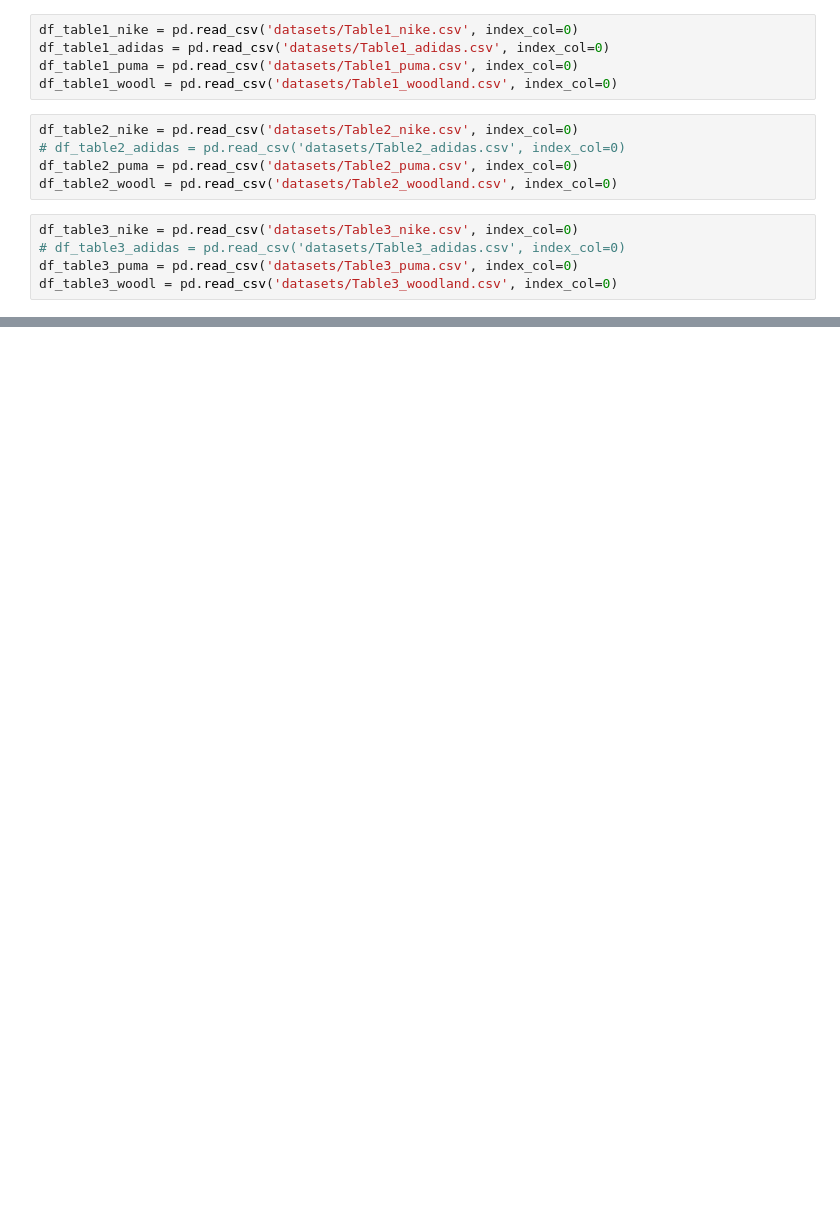
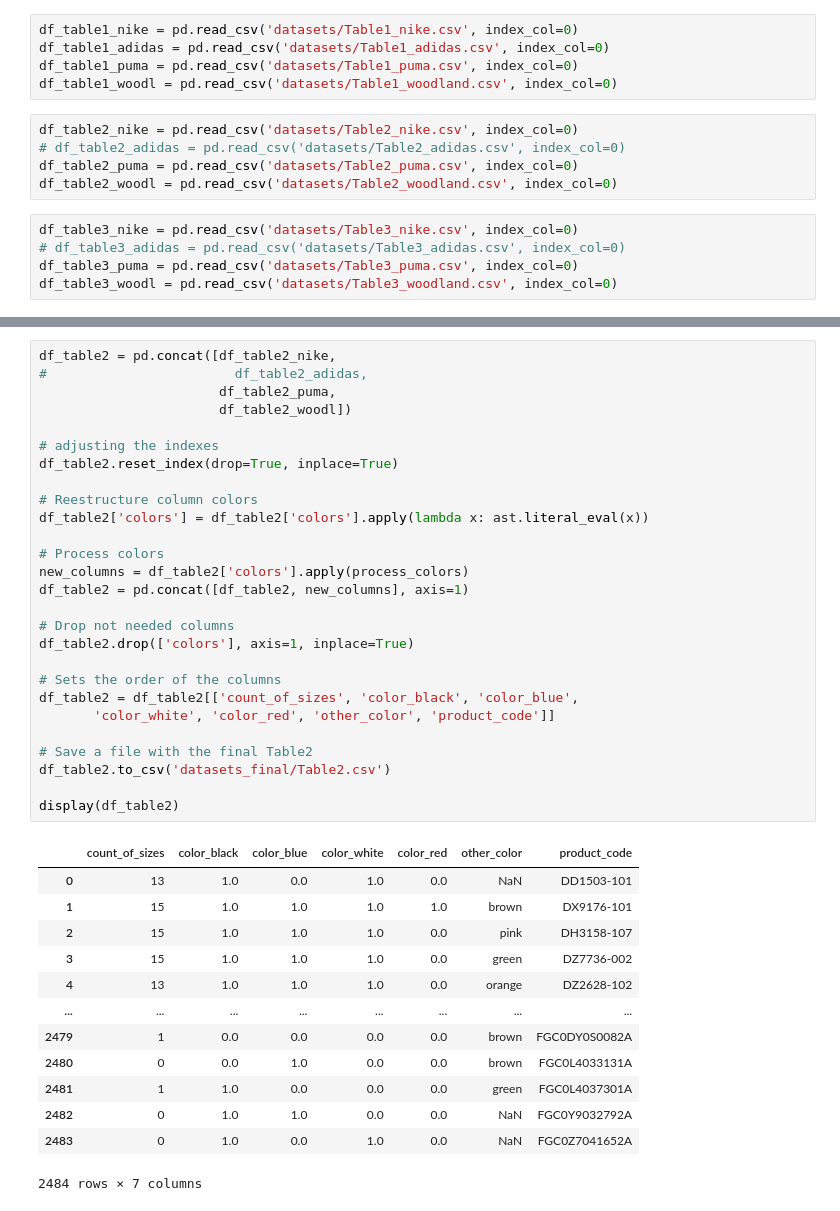
Before and after one commit to matiaga/Capstone-project, a Jupyter notebook: Shoe Brand Capstone - 02 SQL phase.ipynb, the cells around one changed output, grey strips where cells are left out. Cells and saved outputs as stored; diff of their text form; blank space fills up the shorter version.

```diff
--- a/Shoe Brand Capstone - 02 SQL phase.ipynb
+++ b/Shoe Brand Capstone - 02 SQL phase.ipynb
@@ -215,0 +325,41 @@ df_table1_woodl
+# %%
+df_table2 = pd.concat([df_table2_nike,
+#                        df_table2_adidas,
+                       df_table2_puma,
+                       df_table2_woodl])
+
+# adjusting the indexes
+df_table2.reset_index(drop=True, inplace=True)
+
+# Reestructure column colors
+df_table2['colors'] = df_table2['colors'].apply(lambda x: ast.literal_eval(x))
+
+# Process colors
+new_columns = df_table2['colors'].apply(process_colors)
+df_table2 = pd.concat([df_table2, new_columns], axis=1)
+
+# Drop not needed columns
+df_table2.drop(['colors'], axis=1, inplace=True)
+
+# Sets the order of the columns
+df_table2 = df_table2[['count_of_sizes', 'color_black', 'color_blue',
+       'color_white', 'color_red', 'other_color', 'product_code']]
+
+# Save a file with the final Table2
+df_table2.to_csv('datasets_final/Table2.csv')
+
+display(df_table2)
+# %% [output]
+|  | count_of_sizes | color_black | color_blue | color_white | color_red | other_color | product_code |
+| 0 | 13 | 1.0 | 0.0 | 1.0 | 0.0 | NaN | DD1503-101 |
+| 1 | 15 | 1.0 | 1.0 | 1.0 | 1.0 | brown | DX9176-101 |
+| 2 | 15 | 1.0 | 1.0 | 1.0 | 0.0 | pink | DH3158-107 |
+| 3 | 15 | 1.0 | 1.0 | 1.0 | 0.0 | green | DZ7736-002 |
+| 4 | 13 | 1.0 | 1.0 | 1.0 | 0.0 | orange | DZ2628-102 |
+| ... | ... | ... | ... | ... | ... | ... | ... |
+| 2479 | 1 | 0.0 | 0.0 | 0.0 | 0.0 | brown | FGC0DY0S0082A |
+| 2480 | 0 | 0.0 | 1.0 | 0.0 | 0.0 | brown | FGC0L4033131A |
+| 2481 | 1 | 1.0 | 0.0 | 0.0 | 0.0 | green | FGC0L4037301A |
+| 2482 | 0 | 1.0 | 1.0 | 0.0 | 0.0 | NaN | FGC0Y9032792A |
+| 2483 | 0 | 1.0 | 0.0 | 1.0 | 0.0 | NaN | FGC0Z7041652A |
+2484 rows × 7 columns
```
Also changed, not shown: parts of 15 cells of this notebook, 1 other file.
